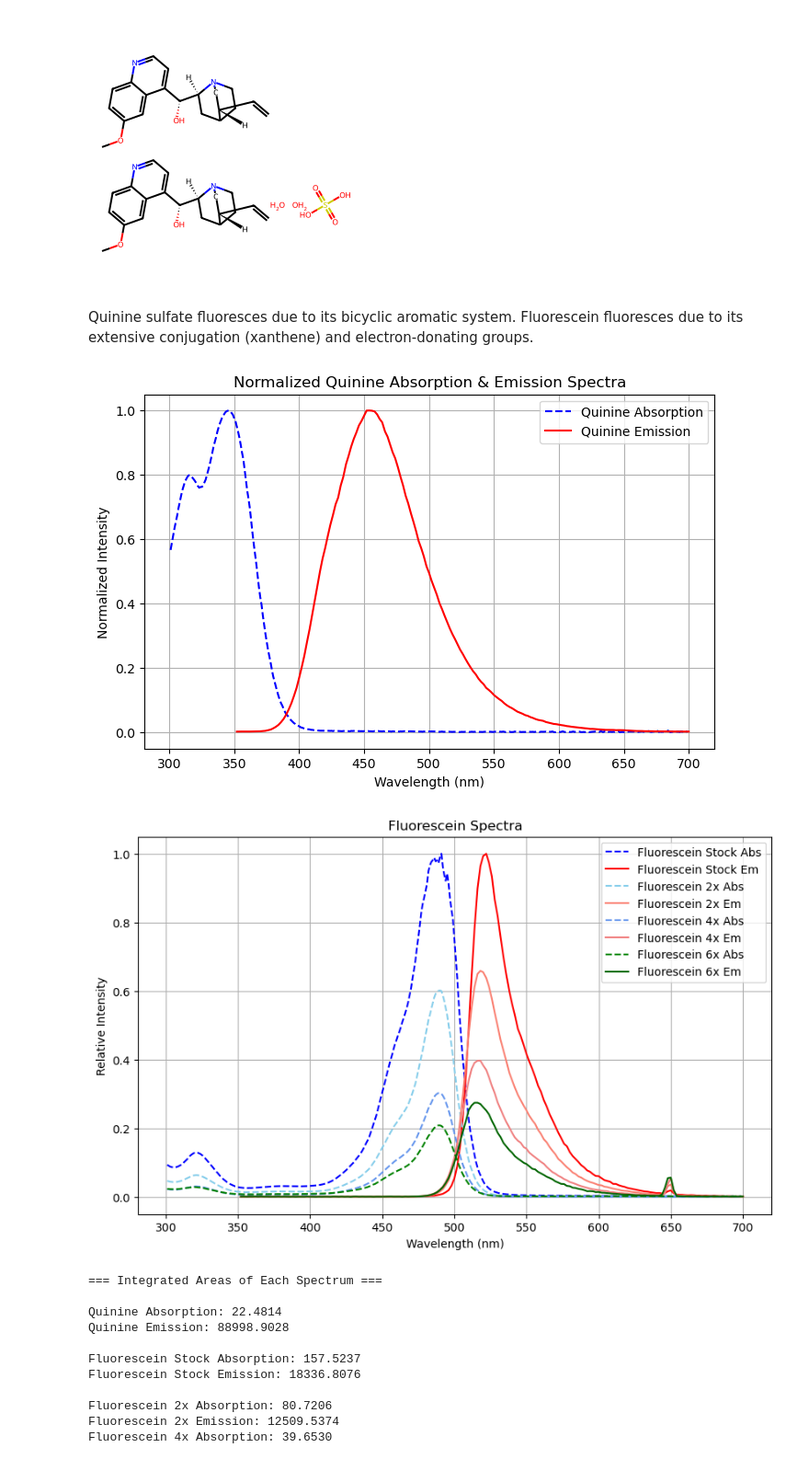
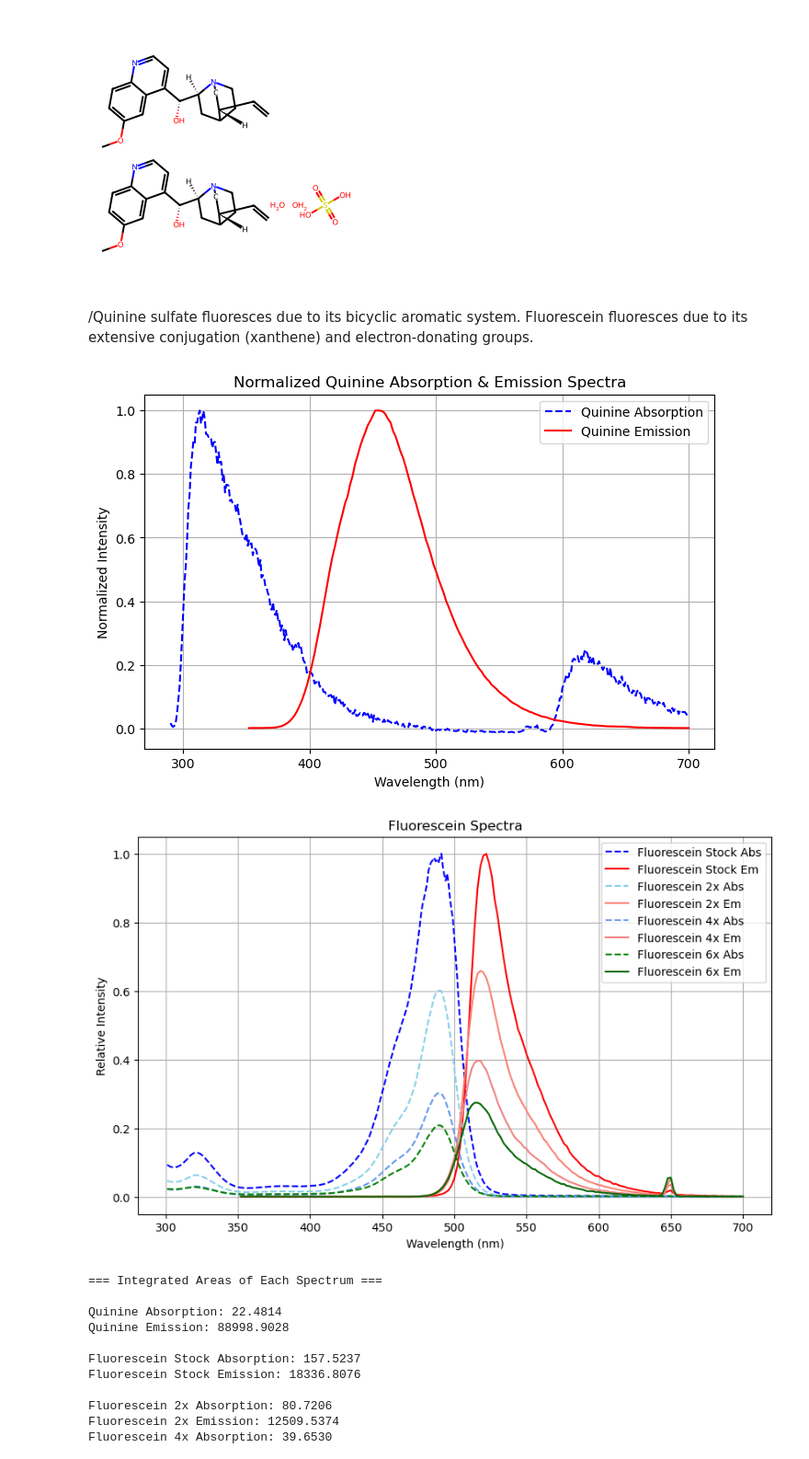
Before and after one commit to DavidShreve/PChemLab, a Jupyter notebook: QuantumYield_Worksheet.ipynb, the cells around one changed output. Shown at 92% size. Cells and saved outputs as stored; diff of their text form; code cells hidden in the pictures.

```diff
--- a/QuantumYield_Worksheet.ipynb
+++ b/QuantumYield_Worksheet.ipynb
@@ -32,7 +34,7 @@ Draw.MolToImage(Chem.MolFromSmiles(quinine))
 # %% [output]
 [figure]
 # %% [markdown]
-Quinine sulfate fluoresces due to its bicyclic aromatic system. Fluorescein fluoresces due to its extensive conjugation (xanthene) and electron-donating groups.
+/Quinine sulfate fluoresces due to its bicyclic aromatic system. Fluorescein fluoresces due to its extensive conjugation (xanthene) and electron-donating groups.
 # %%
 
 def load_csv(file_path):
@@ -60,7 +62,7 @@ def load_and_scale_dilution(file_path, stock_max):
     return df
 
 # Load stock data (normalized)
-quinine_exc = load_csv("QuantumYield_Data/UV-Vis/Quinine_Stock_UV_Format.csv")
+quinine_exc = load_csv("QuantumYield_Data/Fluorescence Project/Pyrocat_1_0.csv")
 quinine_em = load_csv("QuantumYield_Data/Fluorescence/Quinine_Stock_Fluorescence.csv")
 fluorescein_exc_stock = load_csv("QuantumYield_Data/UV-Vis/Fluorescein_UV_Stock.csv")
 fluorescein_em_stock = load_csv("QuantumYield_Data/Fluorescence/Fluorescence_Fluorescein_Dilutions/Actual Stock Fluorescein.csv")
@@ -91,34 +93,34 @@ if quinine_exc is not None and quinine_em is not None:
     plt.legend()
     plt.grid(True)
     plt.show()
 
 # Plot Fluorescein Spectra**
 plt.figure(figsize=(10, 6))
 
 # Stock Abs & Em
 plt.plot(fluorescein_exc_stock["Wavelength"], fluorescein_exc_stock["Intensity"] / stock_max_exc, label="Fluorescein Stock Abs", linestyle="--", color="blue")
 plt.plot(fluorescein_em_stock["Wavelength"], fluorescein_em_stock["Intensity"] / stock_max_em, label="Fluorescein Stock Em", linestyle="-", color="red")
 
 # 2x Dilution
 plt.plot(fluorescein_exc_2x["Wavelength"], fluorescein_exc_2x["Intensity"], label="Fluorescein 2x Abs", linestyle="--", color="skyblue")
 plt.plot(fluorescein_em_2x["Wavelength"], fluorescein_em_2x["Intensity"], label="Fluorescein 2x Em", linestyle="-", color="salmon")
 
 # 4x Dilution
 plt.plot(fluorescein_exc_4x["Wavelength"], fluorescein_exc_4x["Intensity"], label="Fluorescein 4x Abs", linestyle="--", color="cornflowerblue")
 plt.plot(fluorescein_em_4x["Wavelength"], fluorescein_em_4x["Intensity"], label="Fluorescein 4x Em", linestyle="-", color="lightcoral")
 
 # 6x Dilution
 plt.plot(fluorescein_exc_6x["Wavelength"], fluorescein_exc_6x["Intensity"], label="Fluorescein 6x Abs", linestyle="--", color="green")
 plt.plot(fluorescein_em_6x["Wavelength"], fluorescein_em_6x["Intensity"], label="Fluorescein 6x Em", linestyle="-", color="darkgreen")
 
 plt.xlabel("Wavelength (nm)")
 plt.ylabel("Relative Intensity")
 plt.title("Fluorescein Spectra")
 plt.legend()
 plt.grid(True)
 plt.show()
 # %% [output]
-[figure, old version]
+[figure, new version]
 [figure]
 # %%
 
```
Also changed, not shown: parts of 2 cells of this notebook, 45 other files.
